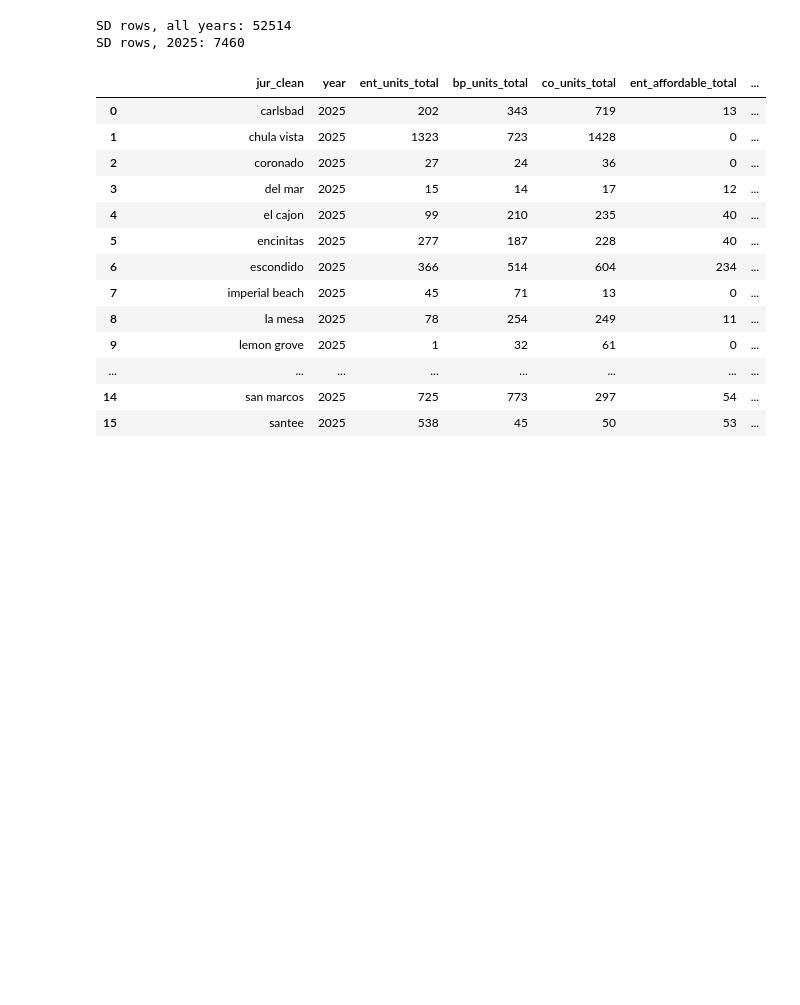
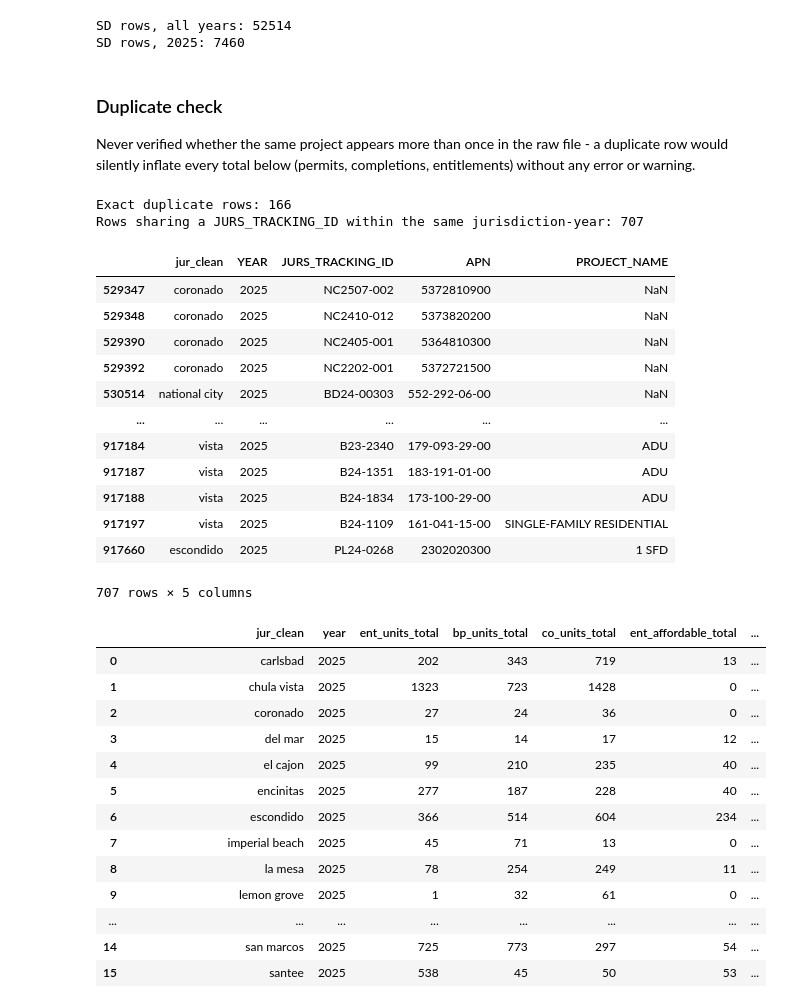
Before and after one commit to laurenthanhvo/chpd-dashboard-data-validation, a Jupyter notebook: van's work/notebooks/rhna_housing_production.ipynb, the cells around one changed output. Saved outputs shown, nothing was run; the diff lists cells and outputs as text; code cells hidden in the pictures; blank space fills up the shorter version.

```diff
--- a/van's work/notebooks/rhna_housing_production.ipynb
+++ b/van's work/notebooks/rhna_housing_production.ipynb
@@ -213,6 +213,42 @@ if missing:
 # %% [output]
 SD rows, all years: 52514
 SD rows, 2025: 7460
+# %% [markdown]
+### Duplicate check
+
+Never verified whether the same project appears more than once in the raw
+file - a duplicate row would silently inflate every total below (permits,
+completions, entitlements) without any error or warning.
+# %%
+# Exact duplicate rows (every column identical).
+exact_dupes = sd_apr_target_year.duplicated().sum()
+print("Exact duplicate rows:", exact_dupes)
+
+# Same tracking ID reported more than once in the same jurisdiction-year --
+# a legitimate multi-phase project could share an APN across years, but
+# the same JURS_TRACKING_ID + year combination should be unique.
+id_dupes = sd_apr_target_year[sd_apr_target_year["JURS_TRACKING_ID"].notna()].duplicated(
+    subset=["jur_clean", "YEAR", "JURS_TRACKING_ID"], keep=False
+)
+print("Rows sharing a JURS_TRACKING_ID within the same jurisdiction-year:", id_dupes.sum())
+if id_dupes.sum() > 0:
+    display(sd_apr_target_year[id_dupes][["jur_clean", "YEAR", "JURS_TRACKING_ID", "APN", "PROJECT_NAME"]])
+# %% [output]
+Exact duplicate rows: 166
+Rows sharing a JURS_TRACKING_ID within the same jurisdiction-year: 707
+|  | jur_clean | YEAR | JURS_TRACKING_ID | APN | PROJECT_NAME |
+| 529347 | coronado | 2025 | NC2507-002 | 5372810900 | NaN |
+| 529348 | coronado | 2025 | NC2410-012 | 5373820200 | NaN |
+| 529390 | coronado | 2025 | NC2405-001 | 5364810300 | NaN |
+| 529392 | coronado | 2025 | NC2202-001 | 5372721500 | NaN |
+| 530514 | national city | 2025 | BD24-00303 | 552-292-06-00 | NaN |
+| ... | ... | ... | ... | ... | ... |
+| 917184 | vista | 2025 | B23-2340 | 179-093-29-00 | ADU |
+| 917187 | vista | 2025 | B24-1351 | 183-191-01-00 | ADU |
+| 917188 | vista | 2025 | B24-1834 | 173-100-29-00 | ADU |
+| 917197 | vista | 2025 | B24-1109 | 161-041-15-00 | SINGLE-FAMILY RESIDENTIAL |
+| 917660 | escondido | 2025 | PL24-0268 | 2302020300 | 1 SFD |
+707 rows × 5 columns
 # %%
 # Table A2 tracks THREE separate stages, not two: unprefixed *_INCOME_*
 # columns are entitlement-stage units (paired with ENT_APPROVE_DT1), BP_*
```
Also changed, not shown: parts of 8 cells of this notebook, 4 other files.
